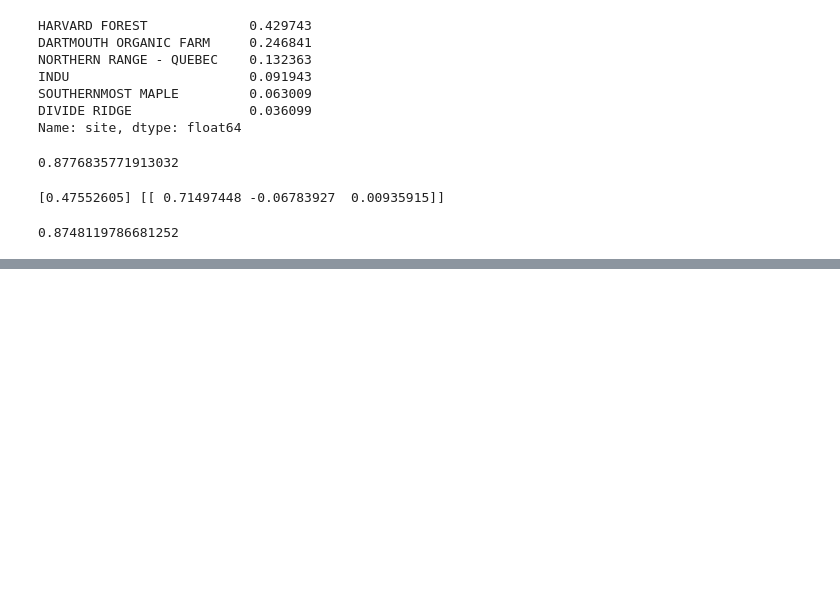
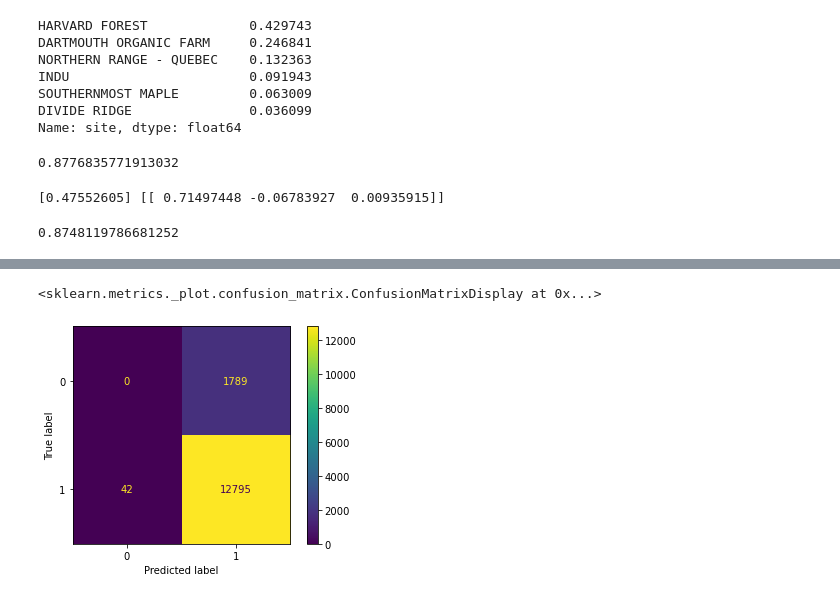
Before and after one commit to spentelow/sapflow, a Jupyter notebook: src/weekly_analysis.ipynb, the cells around one changed output, grey strips where cells are left out. Drawn from its saved outputs; the diff is of its cells as text; code cells hidden in the pictures; blank space fills up the shorter version.

```diff
--- a/src/weekly_analysis.ipynb
+++ b/src/weekly_analysis.ipynb
@@ -115,0 +139,5 @@ print(logreg.intercept_, logreg.coef_)
+# %%
+plot_confusion_matrix(logreg, X_train,y_train)
+# %% [output]
+<sklearn.metrics._plot.confusion_matrix.ConfusionMatrixDisplay at 0x...>
+[figure, added]
```
Also changed, not shown: parts of 20 cells of this notebook, 1 other file.
